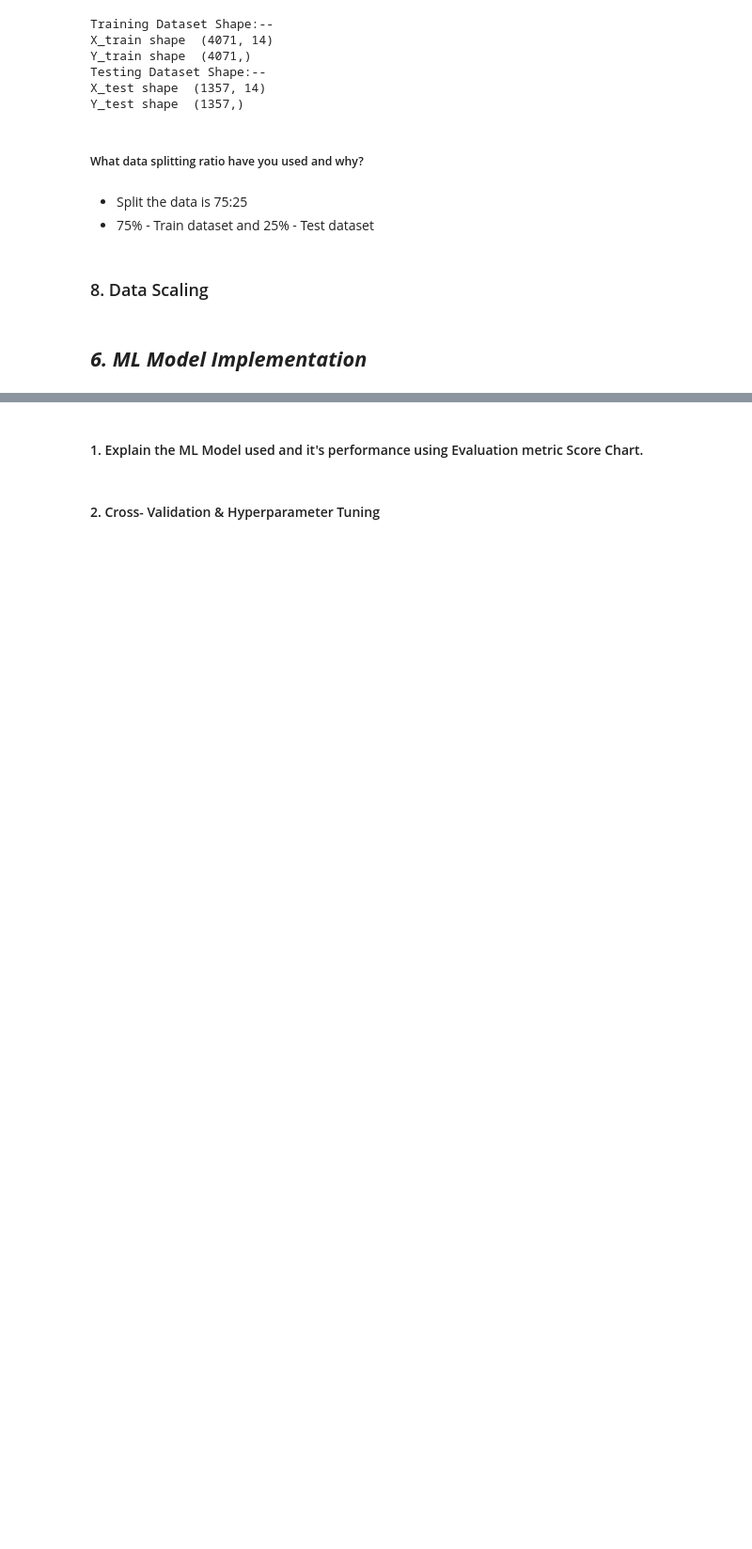
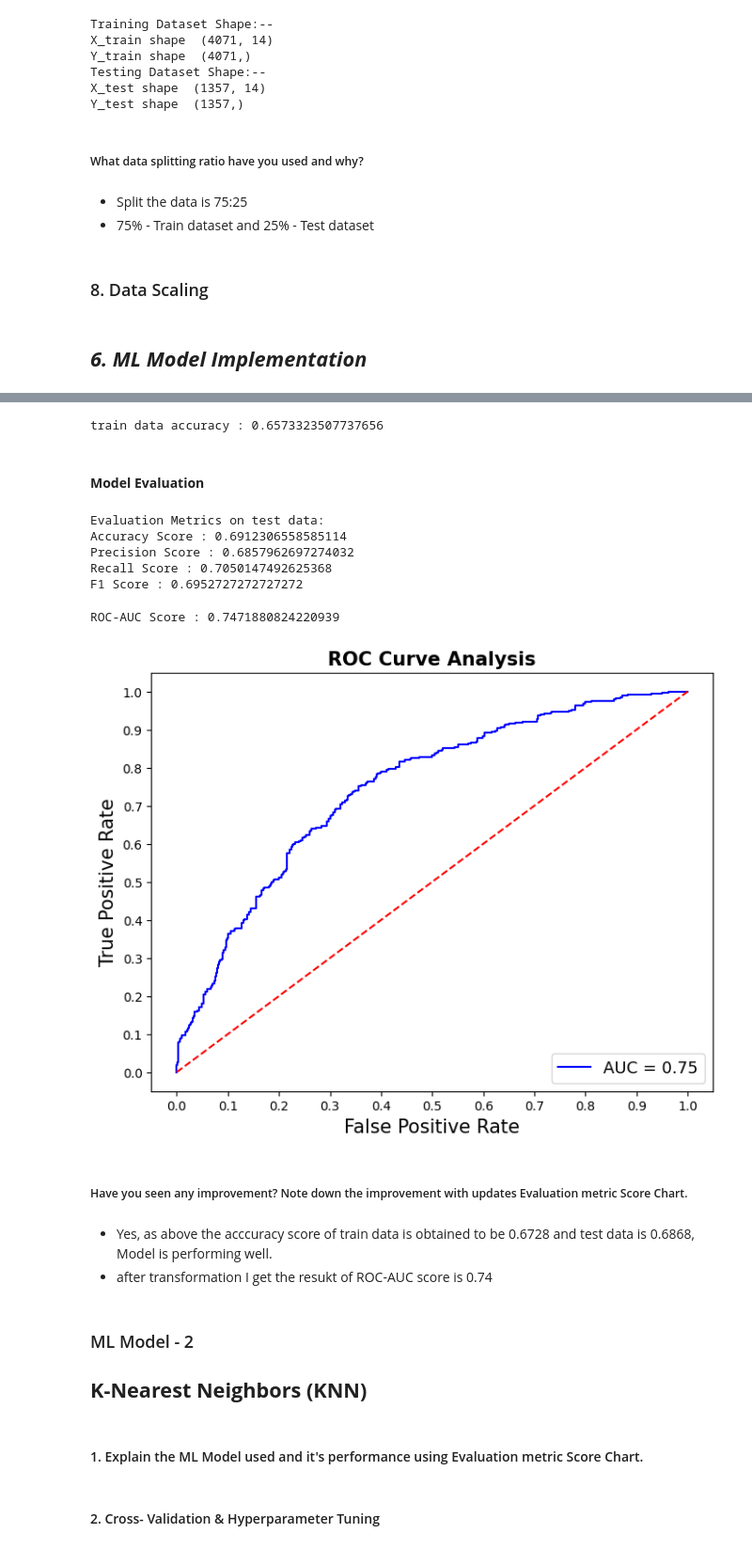
Before and after one commit to DhawalKhandait/Cardio_Vascular_Risk_Prediction-Classification, a Jupyter notebook: Cardio_Vascular_Risk_Prediction.ipynb, the cells around one changed output, grey strips where cells are left out. Shown at 94% size. Saved outputs shown, nothing was run; the diff lists cells and outputs as text; code cells hidden in the pictures; blank space fills up the shorter version.

```diff
--- a/Cardio_Vascular_Risk_Prediction.ipynb
+++ b/Cardio_Vascular_Risk_Prediction.ipynb
@@ -1282,0 +1313,32 @@ X_test = scaler.transform(X_test)
+# %%
+# function to plot roc curve
+
+def plot_roc_curve(y_test_, y_pred_):
+
+  '''
+  This function computes and plots the receiver operating characteristic curve, or ROC curve.
+  '''
+
+  fpr, tpr, threshold = roc_curve(y_test_,y_pred_)
+  roc_auc_scr = roc_auc_score(y_test_, y_pred_)
+
+  # printing AUC score
+  print(f"ROC-AUC Score : {roc_auc_scr}")
+
+  # plotting the ROC curve
+
+  plt.figure(figsize=(8,6))
+  plt.plot(fpr, tpr, 'b', label = 'AUC = %0.2f' % roc_auc_scr)
+
+  plt.plot([0,1], [0,1], color='red', linestyle='--')
+
+  plt.xticks(np.arange(0.0, 1.1, step=0.1))
+  plt.xlabel("False Positive Rate", fontsize=15)
+
+  plt.yticks(np.arange(0.0, 1.1, step=0.1))
+  plt.ylabel("True Positive Rate", fontsize=15)
+
+  plt.title('ROC Curve Analysis', fontweight='bold', fontsize=15)
+  plt.legend(prop={'size':13}, loc='lower right')
+
+  plt.show()
@@ -1285,9 +1373,48 @@ X_test = scaler.transform(X_test)
 # %%
 # ML Model - 1 Implementation
+# creating logistic regression model
+clf = LogisticRegression(fit_intercept=True, max_iter=10000, random_state=0)
 
 # Fit the Algorithm
+lr_clf = clf.fit(X_train, y_train)
+
 
 # Predict on the model
+train_pred_lr = lr_clf.predict(X_train)
+test_pred_lr = lr_clf.predict(X_test)
+# %%
+# Predicting probability
+test_proba_lr = lr_clf.predict_proba(X_test)[:,1]
+# %%
+# train set accuracy score
+print('train data accuracy :', accuracy_score(y_train,train_pred_lr))
+# %% [output]
+train data accuracy : 0.6573323507737656
+# %% [markdown]
+#### **Model Evaluation**
+# %%
+# Evaluation Metrics
+evaluation_metrics(y_test, test_pred_lr, "Logisitic Regression")
+# %% [output]
+Evaluation Metrics on test data:
+Accuracy Score : 0.6912306558585114
+Precision Score : 0.6857962697274032
+Recall Score : 0.7050147492625368
+F1 Score : 0.6952727272727272
+# %%
+plot_roc_curve(y_test, test_proba_lr)
+# %% [output]
+ROC-AUC Score : 0.7471880824220939
+[figure, added]
+# %% [markdown]
+##### Have you seen any improvement? Note down the improvement with updates Evaluation metric Score Chart.
+# %% [markdown]
+* Yes, as above the acccuracy score of train data is obtained to be 0.6728 and test data is 0.6868, Model is performing well.
+* after transformation I get the resukt of ROC-AUC score is 0.74
+# %% [markdown]
+### ML Model - 2
+
+## **K-Nearest Neighbors (KNN)**
 # %% [markdown]
 #### 1. Explain the ML Model used and it's performance using Evaluation metric Score Chart.
 # %%
```
Also changed, not shown: parts of 105 cells of this notebook.
